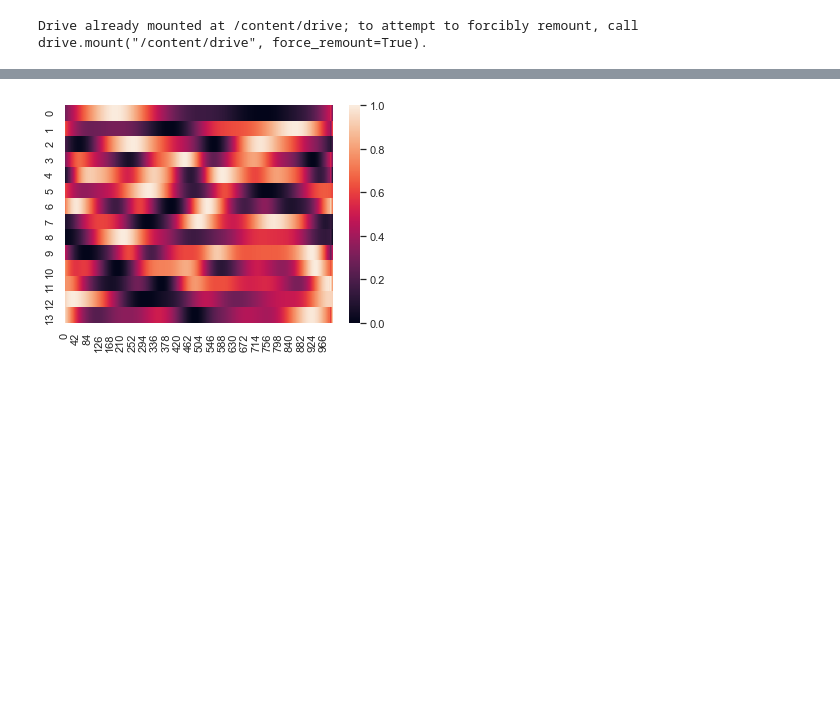
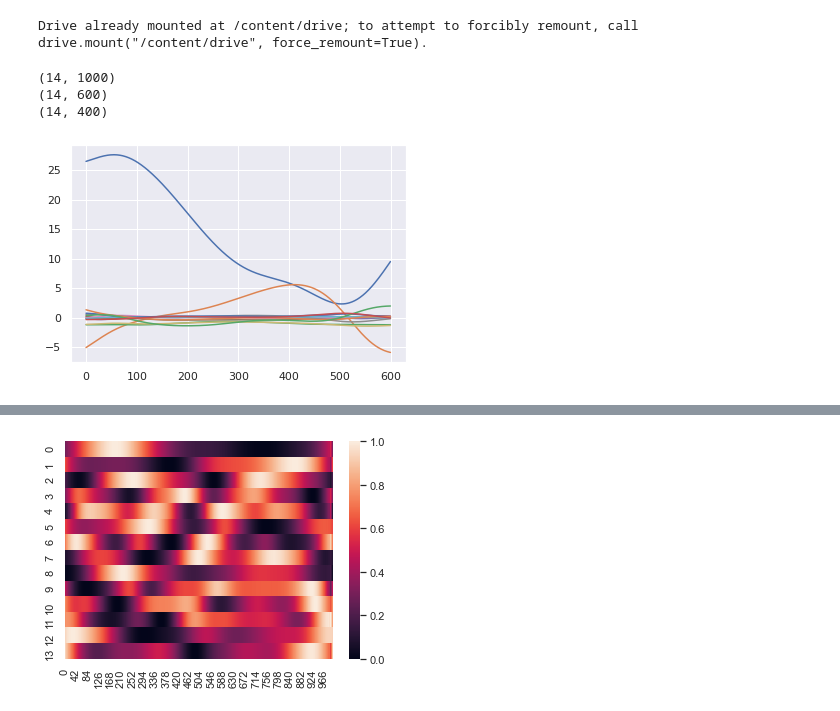
Before and after one commit to inseungkang/HipExo_OfflineModeClassification, a Jupyter notebook: Signal Analysis/Transitional_Mode_Signal_Analysis.ipynb, the cells around one changed output, grey strips where cells are left out. Saved outputs shown, nothing was run; the diff lists cells and outputs as text; code cells hidden in the pictures; blank space fills up the shorter version.

```diff
--- a/Signal Analysis/Transitional_Mode_Signal_Analysis.ipynb
+++ b/Signal Analysis/Transitional_Mode_Signal_Analysis.ipynb
@@ -98,36 +98,62 @@ def LG_steady_signal():
 
   return LG_mean, LG_std
 # %%
-def mode_steady_signal(mode):
-  raw_dir = "/content/drive/My Drive/ML Data/Offline Mode Classification Raw Data/"
-  subject_pool = ["06", "07", "08", "09", "10", "12", "13", "14", "15", "16", "17", "18", "19", "20", "21", "23", "24", "25", "27", "28"]
-  trial_pool = [1, 2, 3]
+# def mode_steady_signal(mode_pool):
+raw_dir = "/content/drive/My Drive/ML Data/Offline Mode Classification Raw Data/"
+subject_pool = ["06"]
+trial_pool = [1]
+mode_pool = ["RD2", "RD3", "RD4", "RD5"]
 
-  # Reading Data Files
-  subject_mean_signal = []
-  for subject in subject_pool:
-    for trial in trial_pool:
-      data_path = raw_dir+"AB"+subject+"_"+str(mode)+"_S2_T"+str(trial)+".csv"
+# Reading Data Files
+subject_mean_signal = []
+for subject in subject_pool:
+  for trial in trial_pool:
+
+    mode_mean_signal = []
+    for mode in mode_pool:
+      data_path = raw_dir+"AB"+subject+"_"+str(mode)+"_S2_"+str(starting_leg)+"_T"+str(trial)+".csv"
+
       if os.path.exists(data_path) == 1:
         for data_read_path in glob.glob(data_path):
           data = pd.read_csv(data_read_path, header=0)
           feature_data = data.iloc[:, :-3].to_numpy()
           gc_label = data.iloc[:, -2].to_numpy()
+          mode_label = data.iloc[:, -3].to_numpy()
 
-      hc_idx = np.where(gc_label == 0)[0]
-      final_signal = []
-      for ii in np.arange(len(hc_idx)-1):
-        signal = []
-        for jj in np.arange(0, np.shape(feature_data)[1]):
-          one_gc_feature = feature_data[hc_idx[ii]:hc_idx[ii+1]-1]
-          signal.append(np.interp(np.linspace(0, 100, 1000), np.linspace(0, 100, len(one_gc_feature)), one_gc_feature[:, jj]))
-        final_signal.append(signal)
-    subject_mean_signal.append(np.mean(final_signal, axis = 0))
+          hc_idx = np.where(gc_label == 0)[0]
+          hc_idx = hc_idx[1:-1]
 
-  LG_mean = np.mean(subject_mean_signal, axis = 0)
-  LG_std = np.mean(subject_mean_signal, axis = 0)
+          final_signal = []
+          for ii in np.arange(len(hc_idx)-1):
+            signal = []
+            for jj in np.arange(0, np.shape(feature_data)[1]):
+              one_gc_feature = feature_data[hc_idx[ii]:hc_idx[ii+1]-1]
+              signal.append(np.interp(np.linspace(0, 100, 1000), np.linspace(0, 100, len(one_gc_feature)), one_gc_feature[:, jj]))
+            final_signal.append(signal)
+      mode_mean_signal.append(np.mean(final_signal, axis = 0))
 
-  return LG_mean, LG_std
+  shift_signal = np.mean(mode_mean_signal, axis = 0)
+  print(np.shape(shift_signal))
+  shift_signal_1 = shift_signal[:,0:600]
+  shift_signal_2 = shift_signal[:,600:1000]
+
+  print(np.shape(shift_signal_1))
+  print(np.shape(shift_signal_2))
+  plt.plot(np.transpose(shift_signal_1))
+  plt.show()
+  subject_mean_signal.append(np.mean(mode_mean_signal, axis = 0))
+
+# mode_mean = np.mean(subject_mean_signal, axis = 0)
+# mode_std = np.mean(subject_mean_signal, axis = 0)
+
+# plt.plot(np.transpose(mode_mean))
+# plt.show()
+# return mode_mean, mode_std
+# %% [output]
+(14, 1000)
+(14, 600)
+(14, 400)
+[figure, added]
 # %%
 LG_mean, LG_std = LG_steady_signal()
 RA_mean1, RA_std1, RA_mean2, RA_std2 = mode_signal_generation(["R"], ["RA2", "RA3", "RA4", "RA5"])
```
Also changed, not shown: parts of 1 cell of this notebook.
